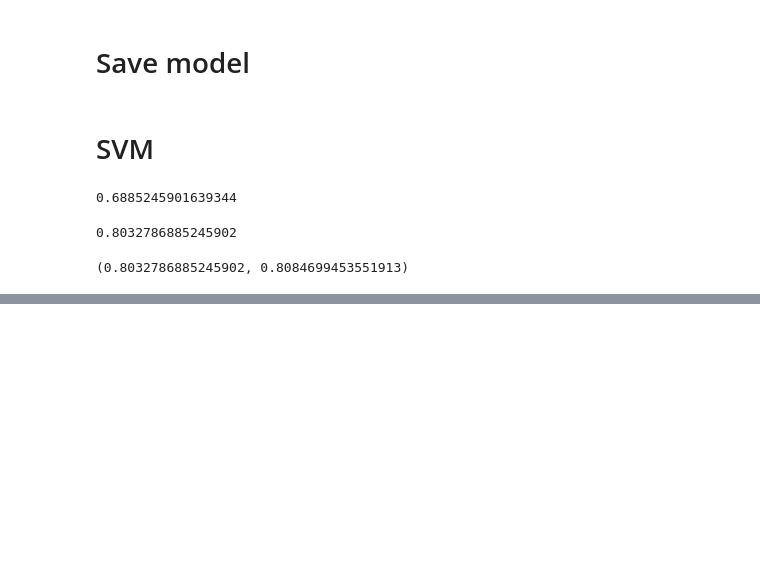
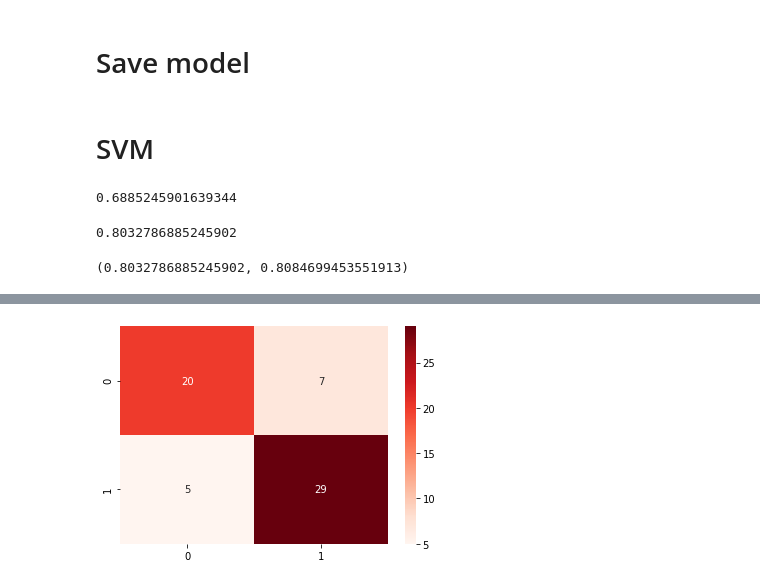
Before and after one commit to AdrianLabuda/scikit_train, a Jupyter notebook: heart_disease.ipynb, the cells around one changed output, grey strips where cells are left out. Saved outputs shown, nothing was run; the diff lists cells and outputs as text; code cells hidden in the pictures; blank space fills up the shorter version.

```diff
--- a/heart_disease.ipynb
+++ b/heart_disease.ipynb
@@ -217,0 +238,4 @@ plt.show()
+# %%
+sns.heatmap(conf_mat, annot=True, cmap='Reds');
+# %% [output]
+[figure, added]
```
Also changed, not shown: parts of 10 cells of this notebook.
